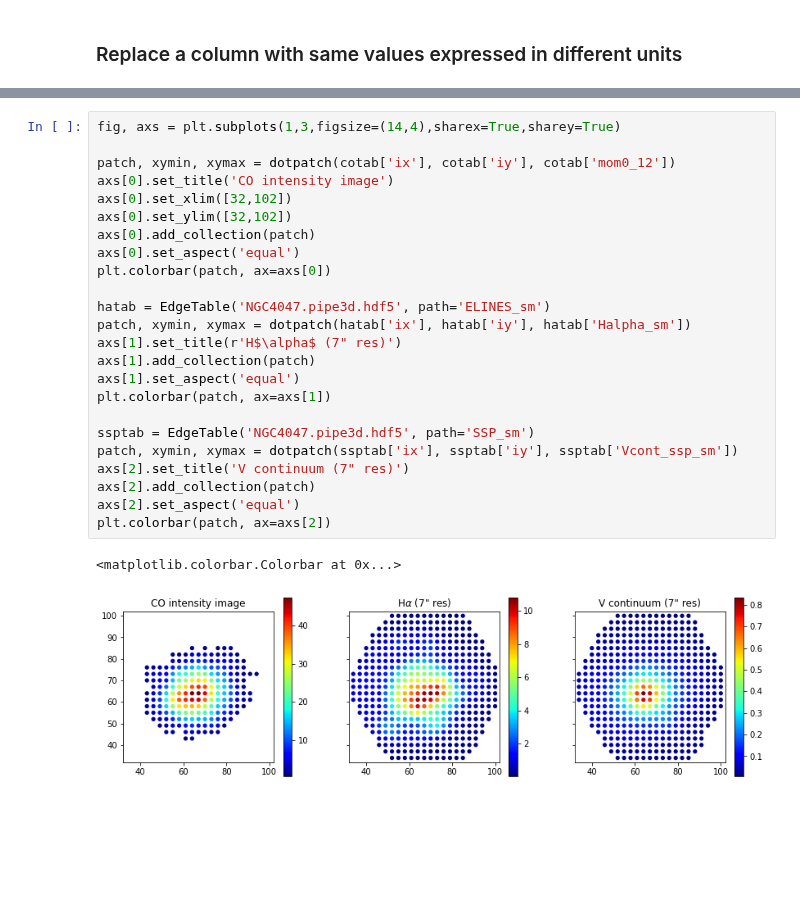
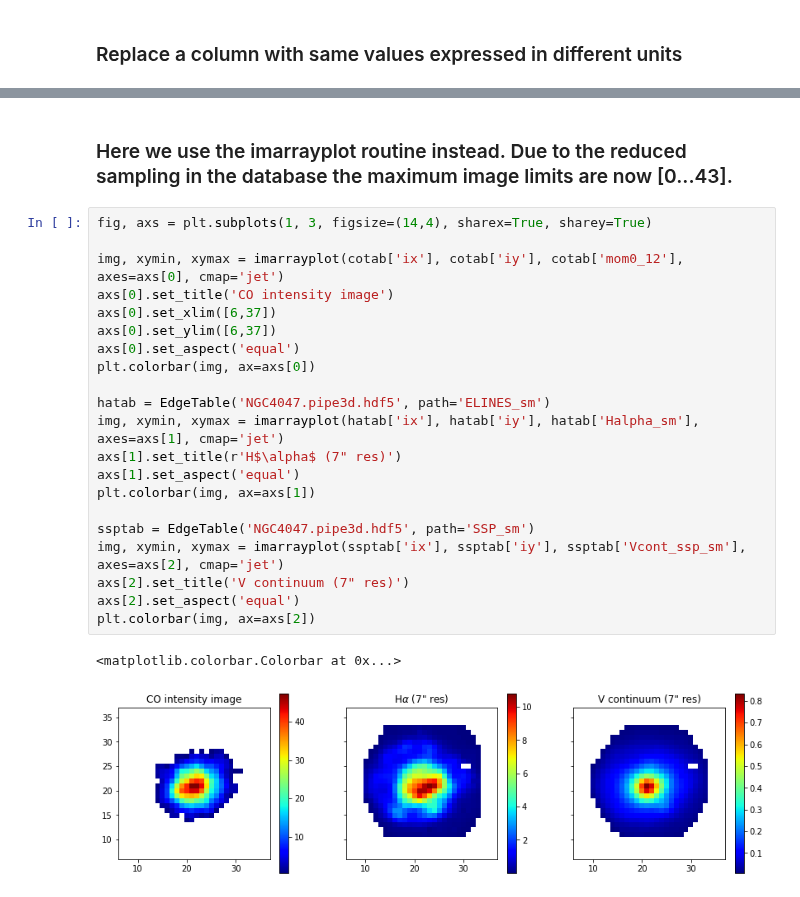
Before and after one commit to tonywong94/edge_pydb, a Jupyter notebook: demo_notebk/Tutorial.ipynb, the cells around one changed output, grey strips where cells are left out. Cells and saved outputs as stored; diff of their text form; blank space fills up the shorter version.

Commit message:
New plotting routines for rectangular sampling
Former-commit-id: 4632822b6c512c3bb78c4f1a7af2dbb94f62b535

```diff
--- a/demo_notebk/Tutorial.ipynb
+++ b/demo_notebk/Tutorial.ipynb
@@ -231,27 +229,26 @@ plt.colorbar(patch, ax=axs[2])
+# %% [markdown]
+### Here we use the imarrayplot routine instead.  Due to the reduced sampling in the database the maximum image limits are now [0...43].
 # %%
-fig, axs = plt.subplots(1,3,figsize=(14,4),sharex=True,sharey=True)
+fig, axs = plt.subplots(1, 3, figsize=(14,4), sharex=True, sharey=True)
 
-patch, xymin, xymax = dotpatch(cotab['ix'], cotab['iy'], cotab['mom0_12'])
+img, xymin, xymax = imarrayplot(cotab['ix'], cotab['iy'], cotab['mom0_12'], axes=axs[0], cmap='jet')
 axs[0].set_title('CO intensity image')
-axs[0].set_xlim([32,102])
-axs[0].set_ylim([32,102])
-axs[0].add_collection(patch)
+axs[0].set_xlim([6,37])
+axs[0].set_ylim([6,37])
 axs[0].set_aspect('equal')
-plt.colorbar(patch, ax=axs[0])
+plt.colorbar(img, ax=axs[0])
 
 hatab = EdgeTable('NGC4047.pipe3d.hdf5', path='ELINES_sm')
-patch, xymin, xymax = dotpatch(hatab['ix'], hatab['iy'], hatab['Halpha_sm'])
+img, xymin, xymax = imarrayplot(hatab['ix'], hatab['iy'], hatab['Halpha_sm'], axes=axs[1], cmap='jet')
 axs[1].set_title(r'H$\alpha$ (7" res)')
-axs[1].add_collection(patch)
 axs[1].set_aspect('equal')
-plt.colorbar(patch, ax=axs[1])
+plt.colorbar(img, ax=axs[1])
 
 ssptab = EdgeTable('NGC4047.pipe3d.hdf5', path='SSP_sm')
-patch, xymin, xymax = dotpatch(ssptab['ix'], ssptab['iy'], ssptab['Vcont_ssp_sm'])
+img, xymin, xymax = imarrayplot(ssptab['ix'], ssptab['iy'], ssptab['Vcont_ssp_sm'], axes=axs[2], cmap='jet')
 axs[2].set_title('V continuum (7" res)')
-axs[2].add_collection(patch)
 axs[2].set_aspect('equal')
-plt.colorbar(patch, ax=axs[2])
+plt.colorbar(img, ax=axs[2])
 # %% [output]
 <matplotlib.colorbar.Colorbar at 0x...>
-[figure, old version]
+[figure, new version]
```
Also changed, not shown: parts of 13 cells of this notebook, 1 other file.
